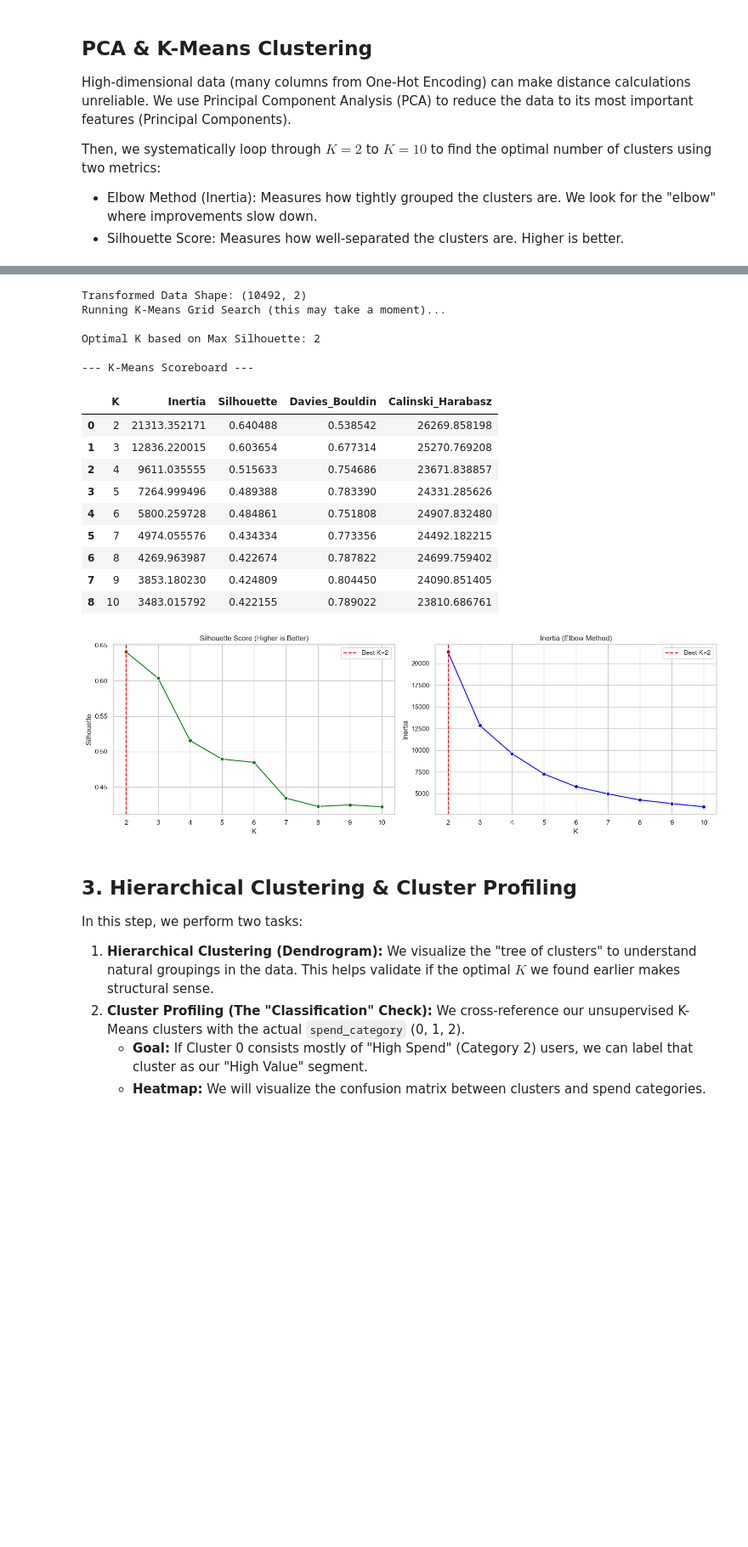
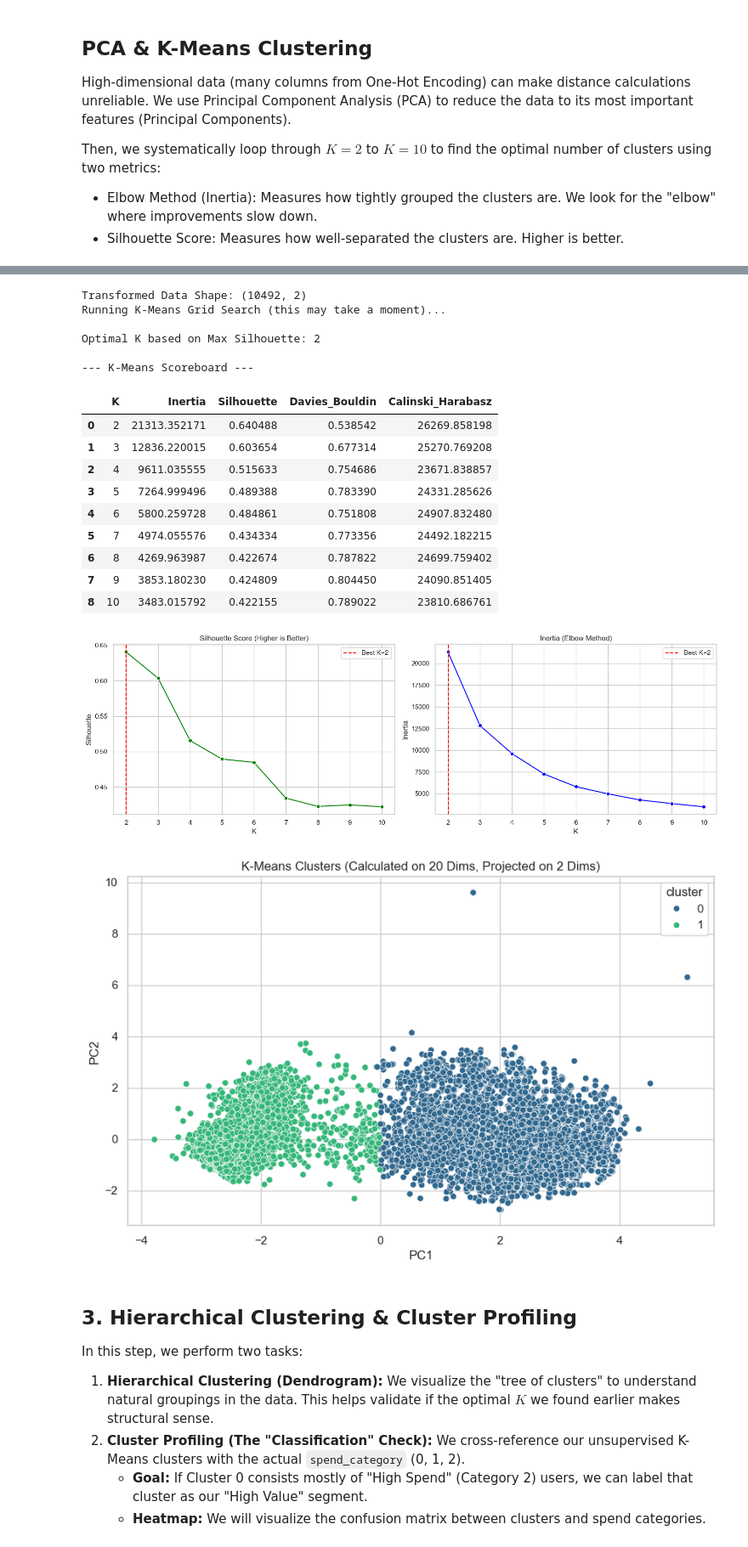
Before and after one commit to gathik-jindal/ML-Project-2, a Jupyter notebook: Multi-class Problem/Unsupervised classification/unsupervised_clustering.ipynb, the cells around one changed output, grey strips where cells are left out. Shown: that part at 85% size. Drawn from its saved outputs; the diff is of its cells as text; code cells hidden in the pictures; blank space fills up the shorter version.

```diff
--- a/Multi-class Problem/Unsupervised classification/unsupervised_clustering.ipynb
+++ b/Multi-class Problem/Unsupervised classification/unsupervised_clustering.ipynb
@@ -247,7 +240,7 @@ plt.show()
 # --- 2. Transform Data with Optimal Components ---
 # Now actually transform the data using 'd' components
 pca = PCA(n_components=d)
-pca = PCA(n_components=2)
+pca = PCA(n_components=2) # it works best idfk
 X_pca = pca.fit_transform(X_train_df)
 
 print(f"Transformed Data Shape: {X_pca.shape}")
@@ -313,33 +306,42 @@ axes[1].legend()
 
 plt.tight_layout()
 plt.show()
 
 # --- 4. Final Fit with Best K ---
 # If you disagree with the "Best K" (e.g., if you want K=3 because you have 3 spend categories),
 # you can manually change 'best_k' here before running.
 # best_k = 3
 best_kmeans = KMeans(n_clusters=best_k, random_state=42, n_init=10)
 X_train_df['kmeans_cluster'] = best_kmeans.fit_predict(X_pca)
+
+pca_df_viz = pd.DataFrame(X_pca[:, :2], columns=['PC1', 'PC2'])
+pca_df_viz['cluster'] = X_train_df['kmeans_cluster']
+
+plt.figure(figsize=(10, 6))
+sns.scatterplot(x='PC1', y='PC2', hue='cluster', palette='viridis', data=pca_df_viz)
+plt.title(f'K-Means Clusters (Calculated on {d} Dims, Projected on 2 Dims)')
+plt.show()
 # %% [output]
 Optimal number of components to explain 95% variance: 20
 [figure]
 Transformed Data Shape: (10492, 2)
 Running K-Means Grid Search (this may take a moment)...
 
 Optimal K based on Max Silhouette: 2
 
 --- K-Means Scoreboard ---
 |  | K | Inertia | Silhouette | Davies_Bouldin | Calinski_Harabasz |
 | 0 | 2 | 21313.352171 | 0.640488 | 0.538542 | 26269.858198 |
 | 1 | 3 | 12836.220015 | 0.603654 | 0.677314 | 25270.769208 |
 | 2 | 4 | 9611.035555 | 0.515633 | 0.754686 | 23671.838857 |
 | 3 | 5 | 7264.999496 | 0.489388 | 0.783390 | 24331.285626 |
 | 4 | 6 | 5800.259728 | 0.484861 | 0.751808 | 24907.832480 |
 | 5 | 7 | 4974.055576 | 0.434334 | 0.773356 | 24492.182215 |
 | 6 | 8 | 4269.963987 | 0.422674 | 0.787822 | 24699.759402 |
 | 7 | 9 | 3853.180230 | 0.424809 | 0.804450 | 24090.851405 |
 | 8 | 10 | 3483.015792 | 0.422155 | 0.789022 | 23810.686761 |
 [figure]
+[figure, added]
 # %% [markdown]
 ## 3. Hierarchical Clustering & Cluster Profiling
 
```
Also changed, not shown: parts of 3 cells of this notebook, 5 other files.
